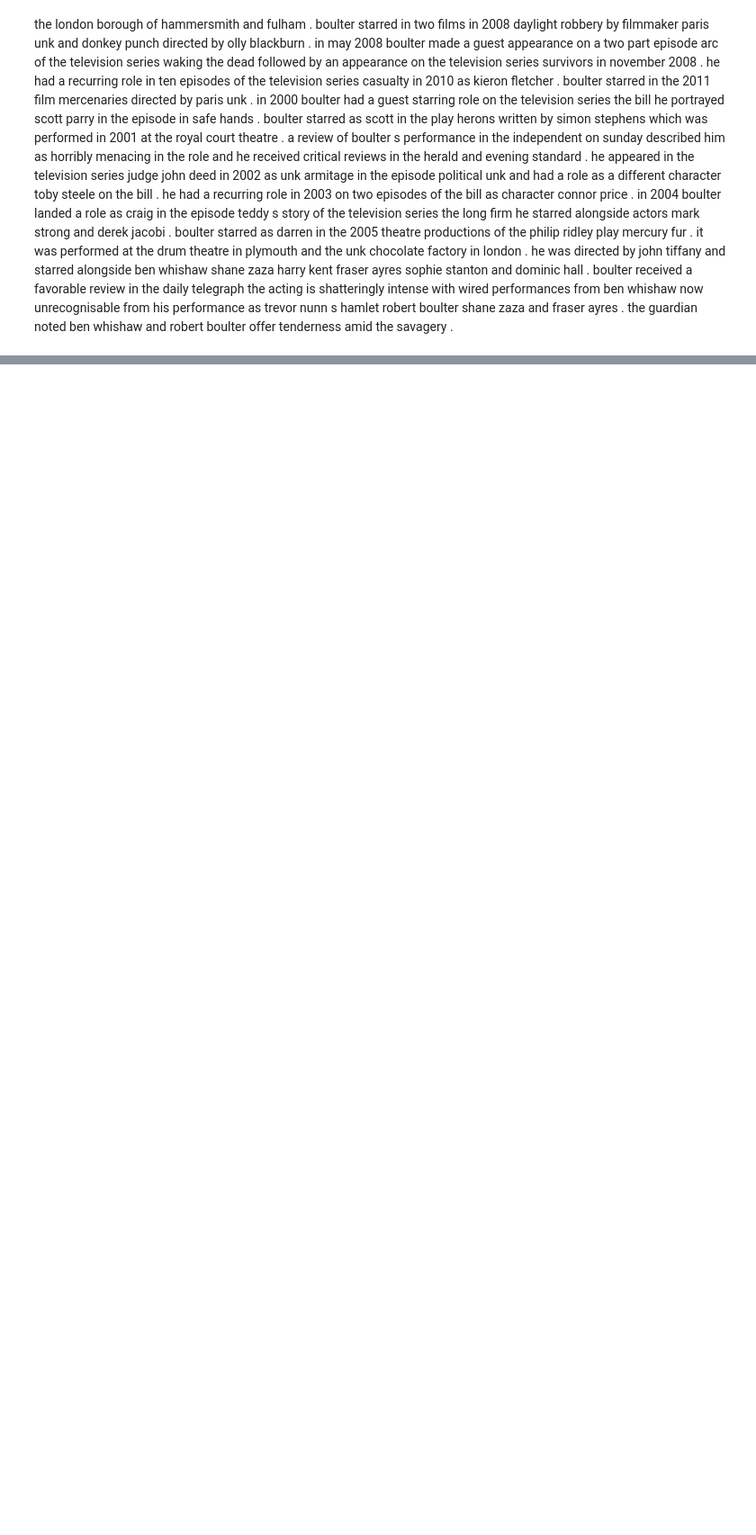
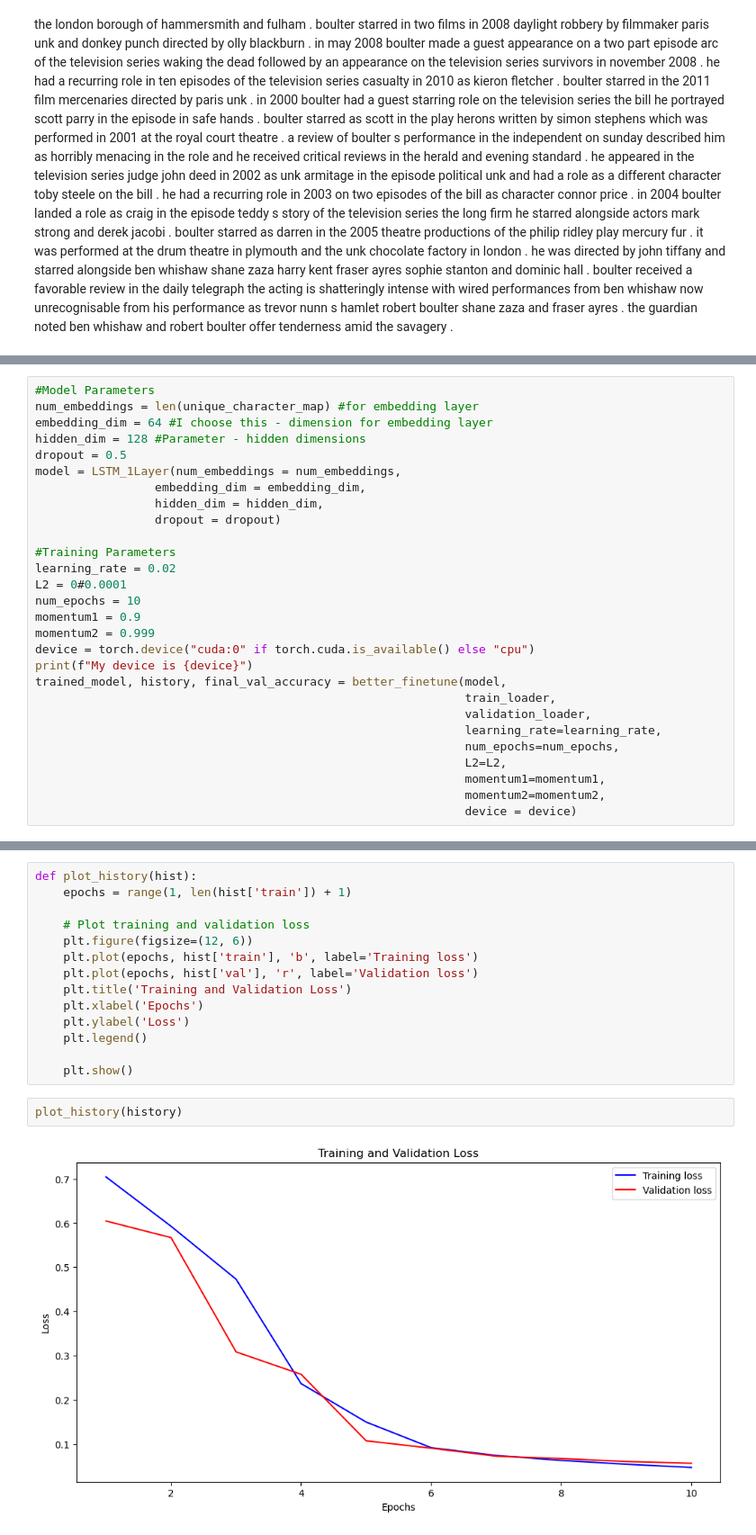
Before and after one commit to bbonifacio-at-mudd/E208HW7, a Jupyter notebook: Homework 7 Primary Notebook.ipynb, the cells around one changed output, grey strips where cells are left out. Shown at 90% size. Drawn from its saved outputs; the diff is of its cells as text; blank space fills up the shorter version.

```diff
--- a/Homework 7 Primary Notebook.ipynb
+++ b/Homework 7 Primary Notebook.ipynb
@@ -347,0 +642,28 @@ spanish_file = "/Users\Brandon\Desktop\Classes\E208\Homework\E208HW7\Data\Proces
+# %%
+#Model Parameters
+num_embeddings = len(unique_character_map) #for embedding layer
+embedding_dim = 64 #I choose this - dimension for embedding layer
+hidden_dim = 128 #Parameter - hidden dimensions
+dropout = 0.5
+model = LSTM_1Layer(num_embeddings = num_embeddings,
+                 embedding_dim = embedding_dim,
+                 hidden_dim = hidden_dim,
+                 dropout = dropout)
+
+#Training Parameters
+learning_rate = 0.02
+L2 = 0#0.0001
+num_epochs = 10
+momentum1 = 0.9
+momentum2 = 0.999
+device = torch.device("cuda:0" if torch.cuda.is_available() else "cpu")
+print(f"My device is {device}")
+trained_model, history, final_val_accuracy = better_finetune(model,
+                                                             train_loader,
+                                                             validation_loader,
+                                                             learning_rate=learning_rate,
+                                                             num_epochs=num_epochs,
+                                                             L2=L2,
+                                                             momentum1=momentum1,
+                                                             momentum2=momentum2,
+                                                             device = device)
@@ -347,0 +682,18 @@ spanish_file = "/Users\Brandon\Desktop\Classes\E208\Homework\E208HW7\Data\Proces
+# %%
+def plot_history(hist):
+    epochs = range(1, len(hist['train']) + 1)
+
+    # Plot training and validation loss
+    plt.figure(figsize=(12, 6))
+    plt.plot(epochs, hist['train'], 'b', label='Training loss')
+    plt.plot(epochs, hist['val'], 'r', label='Validation loss')
+    plt.title('Training and Validation Loss')
+    plt.xlabel('Epochs')
+    plt.ylabel('Loss')
+    plt.legend()
+
+    plt.show()
+# %%
+plot_history(history)
+# %% [output]
+[figure, added]
```
Also changed, not shown: parts of 33 cells of this notebook, 1 other file.
